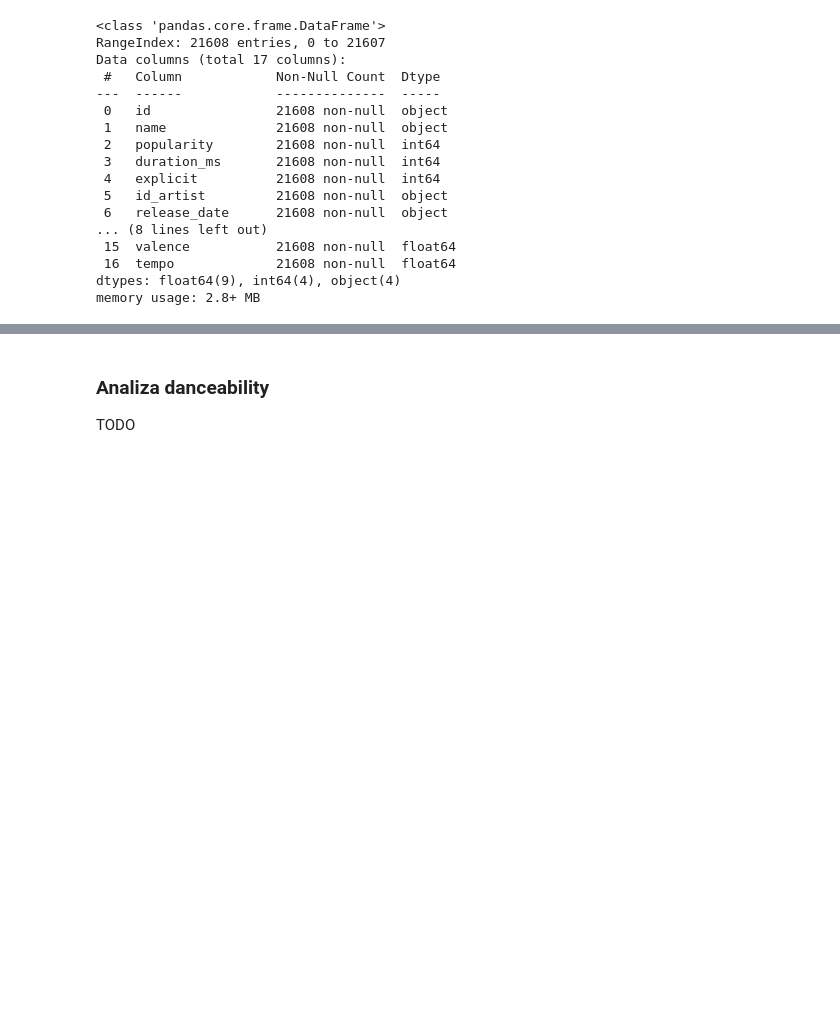
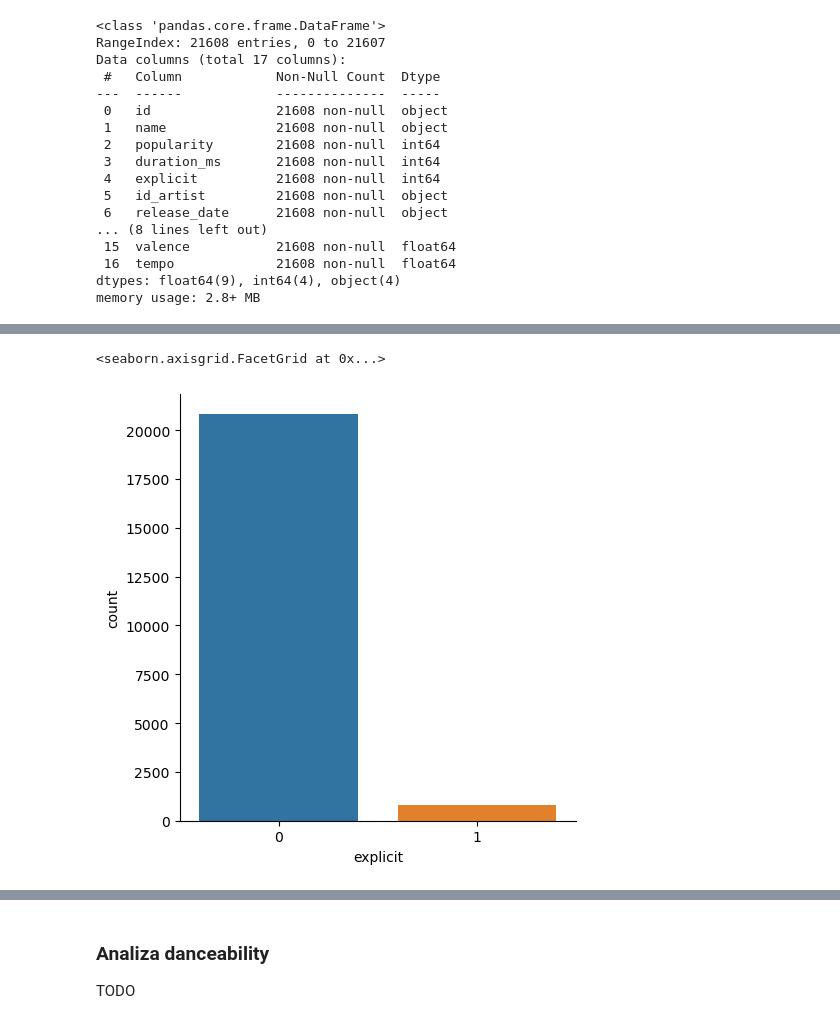
Before and after one commit to BartlomiejRasztabiga/IUM, a Jupyter notebook: notebooks/data_analysis.ipynb, the cells around one changed output, grey strips where cells are left out. Drawn from its saved outputs; the diff is of its cells as text; code cells hidden in the pictures; blank space fills up the shorter version.

```diff
--- a/notebooks/data_analysis.ipynb
+++ b/notebooks/data_analysis.ipynb
@@ -279,0 +335,5 @@ TODO
+# %%
+sbn.catplot(x="explicit", kind="count", data=tracks_data_frame)
+# %% [output]
+<seaborn.axisgrid.FacetGrid at 0x...>
+[figure, added]
```
Also changed, not shown: parts of 58 cells of this notebook.
